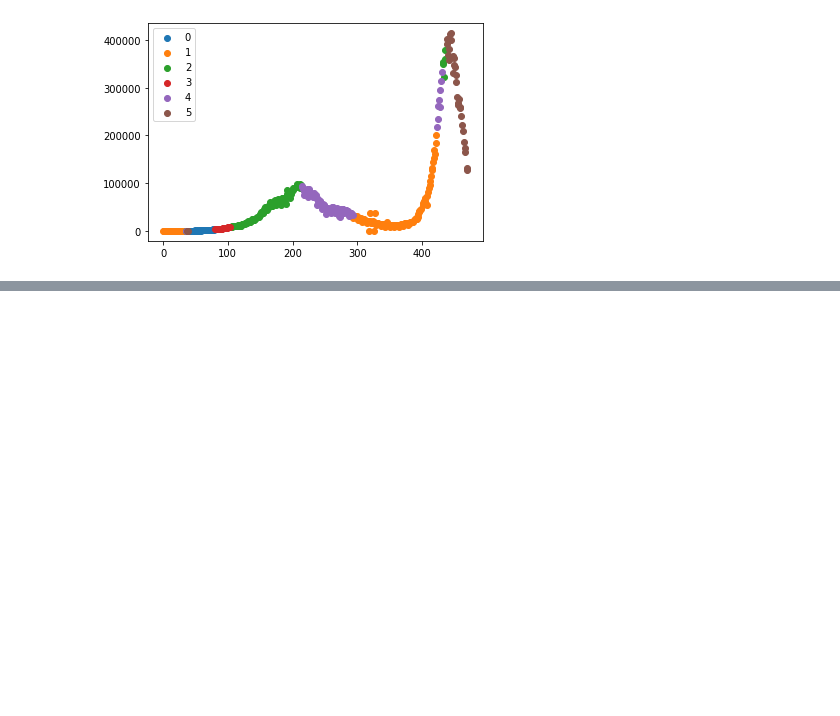
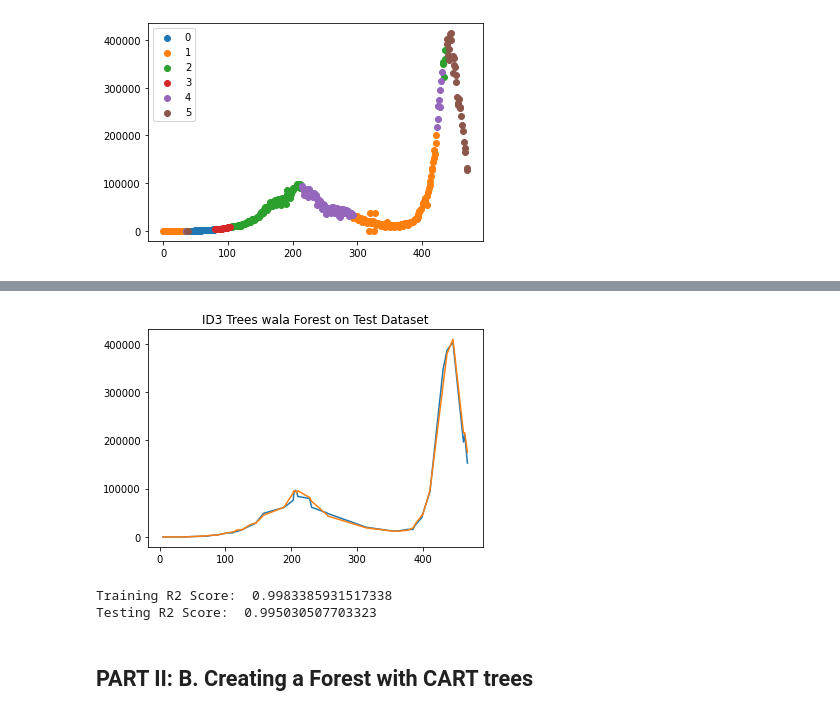
Before and after one commit to Pulkit-m/Machine-Learning, a Jupyter notebook: assignment1/assignment1.ipynb, the cells around one changed output, grey strips where cells are left out. Saved outputs shown, nothing was run; the diff lists cells and outputs as text; code cells hidden in the pictures; blank space fills up the shorter version.

Commit message:
part 2 and part 1 complete h-u-r-r-a-y-!!!

```diff
--- a/assignment1/assignment1.ipynb
+++ b/assignment1/assignment1.ipynb
@@ -1023,16 +1004,0 @@ returning a leaf of depth 4
-# %%
-def forest_sample_predict(sample):
-    """
-    sample should be one row of the pandas dataframe
-    """
-    input_values = sample[:-1].values
-    clusterLabel = np.argmin(np.sum((centroids - input_values)**2 , axis = 1, keepdims = 1))
-    class_object = forest[clusterLabel][0]
-    tree_object = forest[clusterLabel][1]
-    prediction = class_object.predict_sample(sample, tree_object)
-    return prediction
-# %%
-predicted = test_df.apply(forest_sample_predict, axis = 1, args = ())
-actual = test_df.iloc[:,-1]
-plt.plot(actual.sort_index())
-plt.plot(predicted.sort_index())
@@ -1050,0 +1007,11 @@ R2_score(predicted, actual)
+# %%
+def forest_sample_predict(sample, inputforest):
+    """
+    sample should be one row of the pandas dataframe
+    """
+    input_values = sample[:-1].values
+    clusterLabel = np.argmin(np.sum((centroids - input_values)**2 , axis = 1, keepdims = 1))
+    class_object = inputforest[clusterLabel][0]
+    tree_object = inputforest[clusterLabel][1]
+    prediction = class_object.predict_sample(sample, tree_object)
+    return prediction
@@ -1050,0 +1020,2 @@ R2_score(predicted, actual)
+# %%
+id3Forest = randomForest(train_df, K,min_samples = 5, algo = 'id3') #K = 6 defined above
@@ -1050,0 +1057,22 @@ R2_score(predicted, actual)
+# %%
+id3ForestPredictions = test_df.apply(forest_sample_predict, axis = 1, args = (id3Forest,))
+actual_values = test_df.iloc[:,-1]
+plt.plot(actual.sort_index(), label = "Actual")
+plt.plot(id3ForestPredictions.sort_index(), label = "Predicted")
+plt.title("ID3 Trees wala Forest on Test Dataset")
+plt.savefig("./plots/id3forest.png")
+plt.show()
+# %% [output]
+[figure, added]
+# %%
+actual_test_values = test_df.iloc[:,-1]
+actual_train_values = train_df.iloc[:,-2]
+id3ForestPredictions = test_df.apply(forest_sample_predict, axis = 1, args = (id3Forest,))
+id3ForestPredictions_train = train_df.iloc[:,:-1].apply(forest_sample_predict, axis = 1, args = (id3Forest,))
+print("Training R2 Score: ", R2_score(id3ForestPredictions_train, actual_train_values))
+print("Testing R2 Score: ", R2_score(id3ForestPredictions, actual_test_values))
+# %% [output]
+Training R2 Score:  0.9983385931517338
+Testing R2 Score:  0.995030507703323
+# %% [markdown]
+## PART II: B. Creating a Forest with CART trees
```
Also changed, not shown: parts of 35 cells of this notebook, 5 other files.
